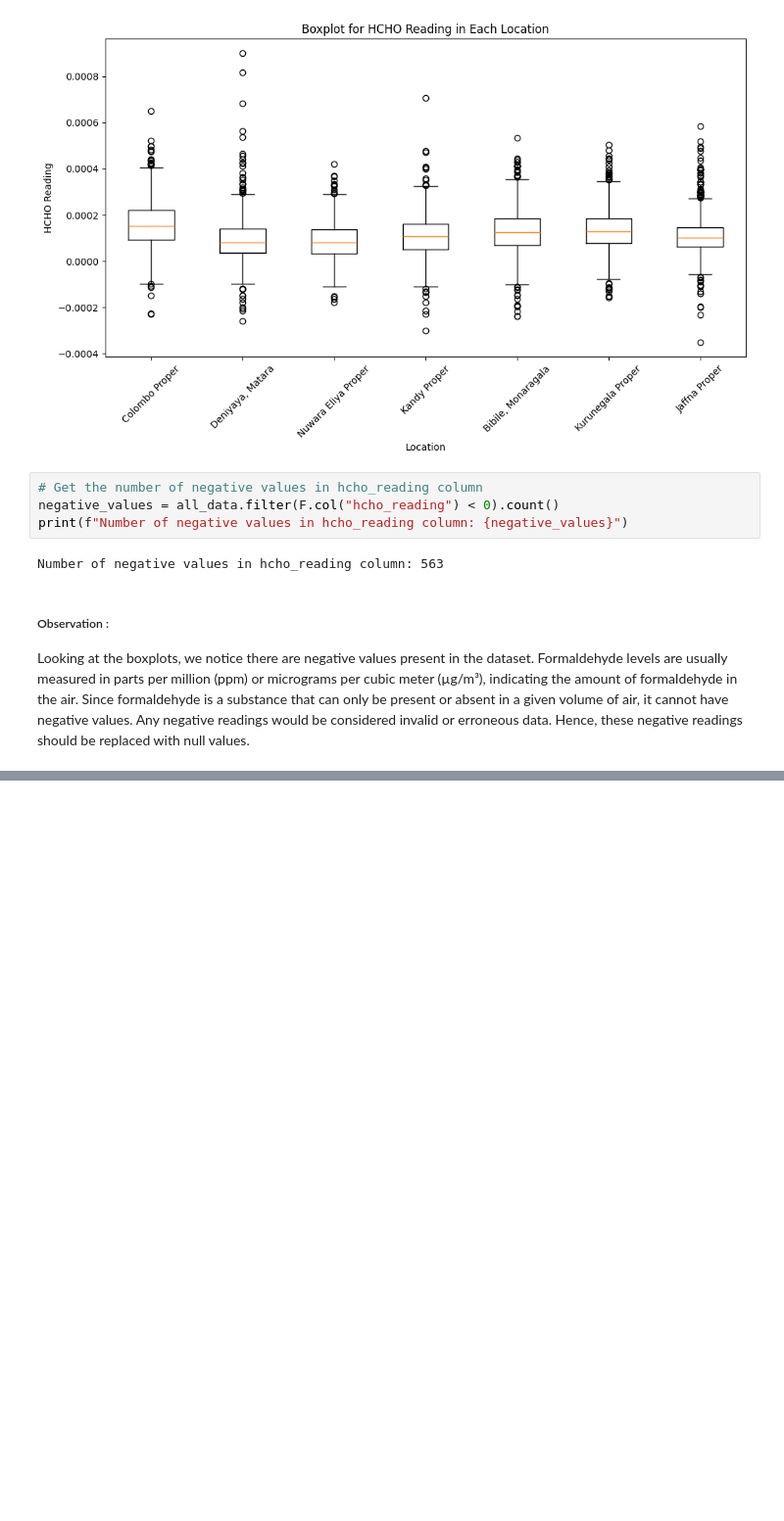
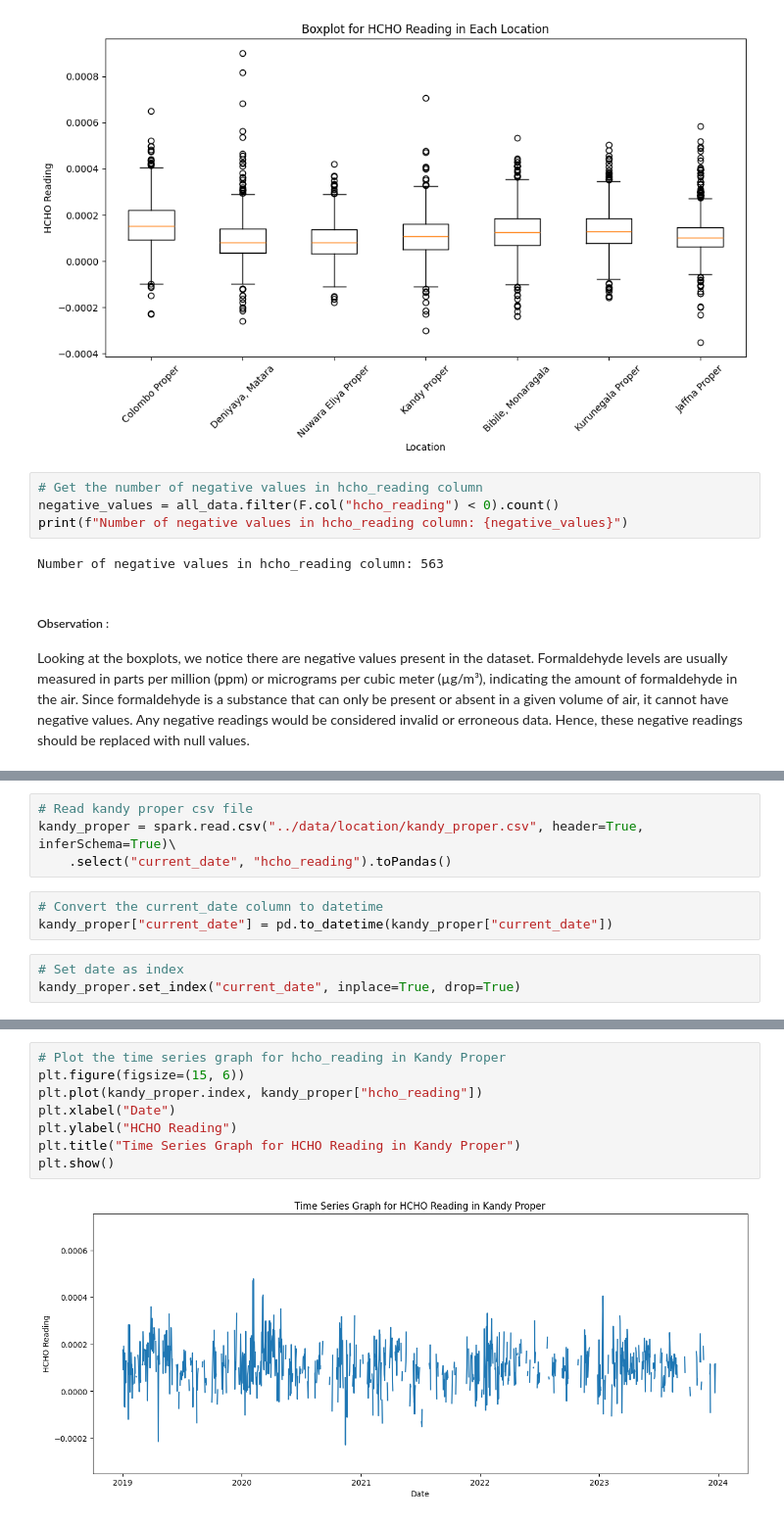
Before and after one commit to SewminaFernando/HCHO_Analyzing, a Jupyter notebook: notebooks/data_visualization(before cleaning data).ipynb, the cells around one changed output, grey strips where cells are left out. Shown at 98% size. Cells and saved outputs as stored; diff of their text form; blank space fills up the shorter version.

Commit message:
Plotted time series plots for each city before addressing data preprocessing

```diff
--- a/notebooks/data_visualization(before cleaning data).ipynb
+++ b/notebooks/data_visualization(before cleaning data).ipynb
@@ -200,0 +206,10 @@ Looking at the boxplots, we notice there are negative values present in the data
+# %%
+# Read kandy proper csv file
+kandy_proper = spark.read.csv("../data/location/kandy_proper.csv", header=True, inferSchema=True)\
+    .select("current_date", "hcho_reading").toPandas()
+# %%
+# Convert the current_date column to datetime
+kandy_proper["current_date"] = pd.to_datetime(kandy_proper["current_date"])
+# %%
+# Set date as index
+kandy_proper.set_index("current_date", inplace=True, drop=True)
@@ -200,0 +226,10 @@ Looking at the boxplots, we notice there are negative values present in the data
+# %%
+# Plot the time series graph for hcho_reading in Kandy Proper
+plt.figure(figsize=(15, 6))
+plt.plot(kandy_proper.index, kandy_proper["hcho_reading"])
+plt.xlabel("Date")
+plt.ylabel("HCHO Reading")
+plt.title("Time Series Graph for HCHO Reading in Kandy Proper")
+plt.show()
+# %% [output]
+[figure, added]
```
Also changed, not shown: parts of 48 cells of this notebook.
